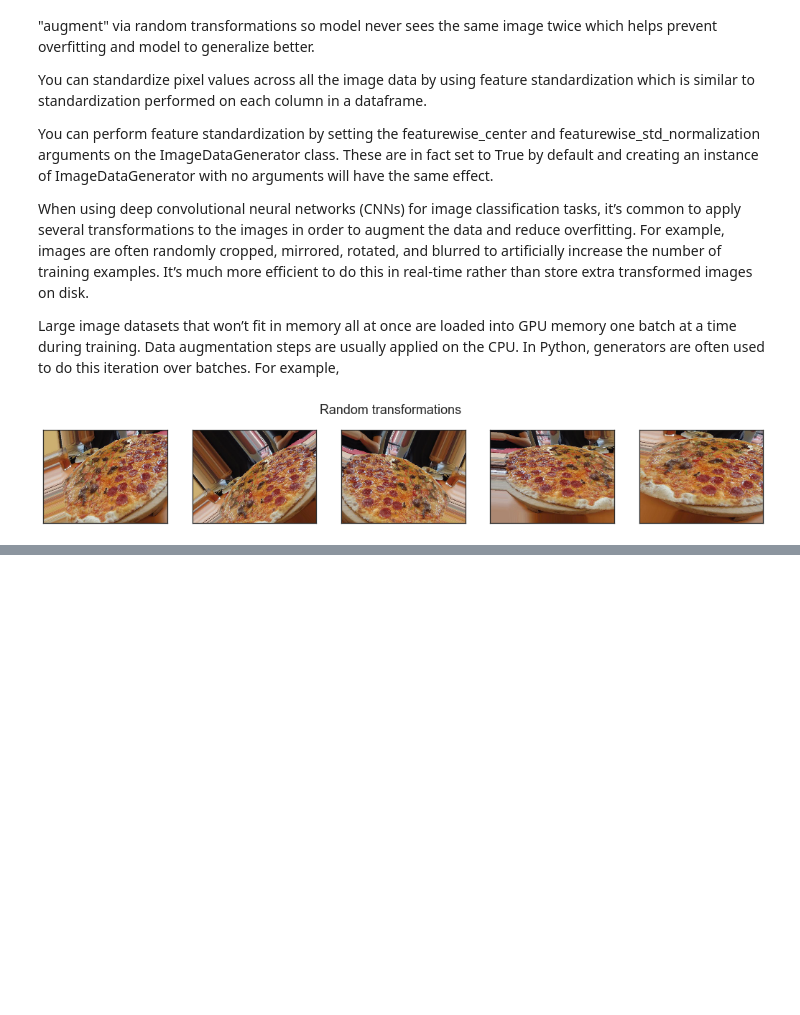
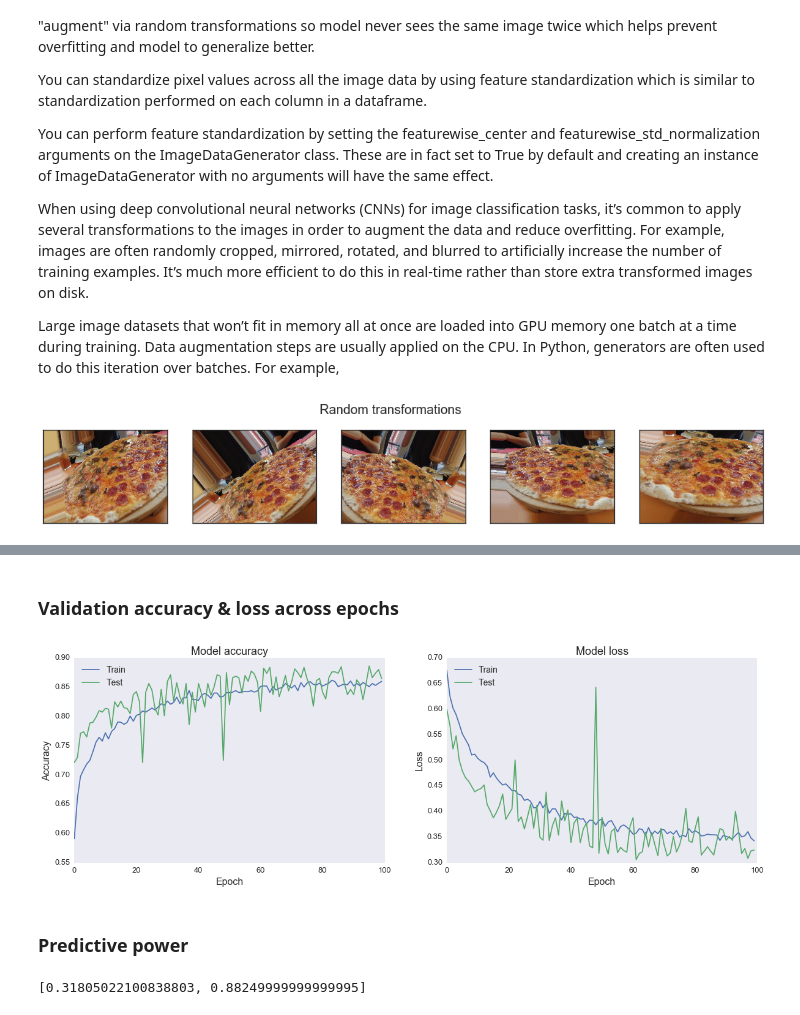
Before and after one commit to vnessified/DSI-SF-2-vnessified, a Jupyter notebook: capstone/technical_report/tech_report.ipynb, the cells around one changed output, grey strips where cells are left out. Cells and saved outputs as stored; diff of their text form; code cells hidden in the pictures; blank space fills up the shorter version.

```diff
--- a/capstone/technical_report/tech_report.ipynb
+++ b/capstone/technical_report/tech_report.ipynb
@@ -207,0 +268,41 @@ plt.show()
+# %% [markdown]
+### Validation accuracy & loss across epochs
+# %%
+# load model history object
+fileObject = open('model_history','r')
+history = pickle.load(fileObject)
+# %%
+# summarize history for accuracy
+# A plot of accuracy on the training and validation datasets over training epochs.
+sns.set_style("dark")
+plt.figure(figsize=(20, 6))
+
+plt.subplot(1,2,1)
+plt.plot(history['acc'])
+plt.plot(history['val_acc'])
+plt.title('Model accuracy', size=18)
+plt.ylabel('Accuracy', size=16)
+plt.xlabel('Epoch', size=16)
+plt.legend(['Train', 'Test'], loc='upper left', fontsize = 14)
+plt.tick_params(axis='both', which='major', labelsize=13)
+
+# summarize history for loss
+# A plot of loss on the training and validation datasets over training epochs.
+plt.subplot(1,2,2)
+plt.plot(history['loss'])
+plt.plot(history['val_loss'])
+plt.title('Model loss', size=18)
+plt.ylabel('Loss', size=16)
+plt.xlabel('Epoch', size=16)
+plt.legend(['Train', 'Test'], loc='upper left', fontsize = 14)
+plt.tick_params(axis='both', which='major', labelsize=13)
+
+plt.show()
+# %% [output]
+[figure, added]
+# %% [markdown]
+### Predictive power
+# %%
+loaded_model.evaluate_generator(validation_generator, 800, max_q_size=10, nb_worker=1)
+# %% [output]
+[0.31805022100838803, 0.88249999999999995]
```
Also changed, not shown: parts of 31 cells of this notebook, 1 other file.
